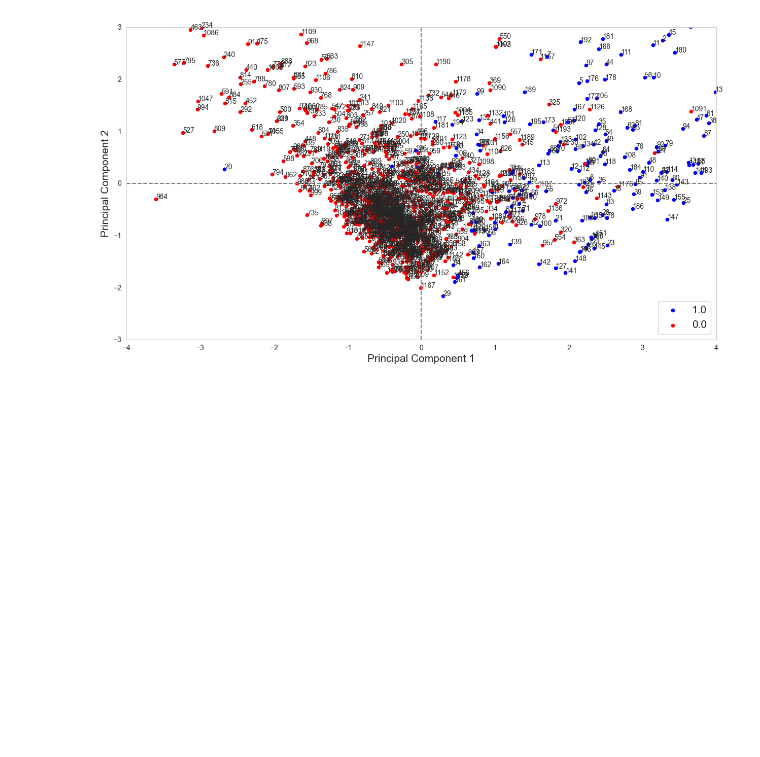
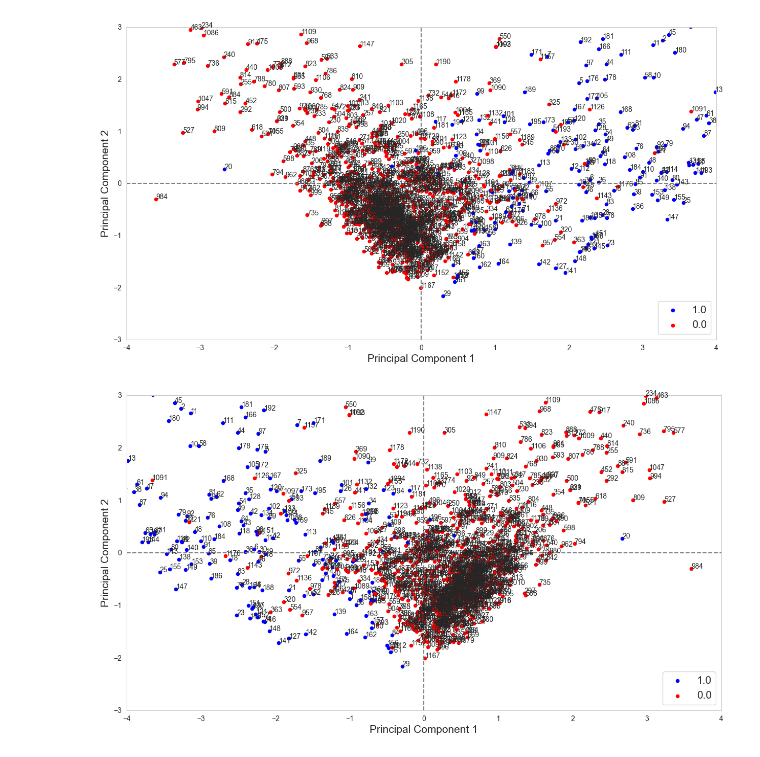
Before and after one commit to waffiqaziz/ta-instafake, a Jupyter notebook: Noteboook2.ipynb, the cells around one changed output. Saved outputs shown, nothing was run; the diff lists cells and outputs as text; code cells hidden in the pictures; blank space fills up the shorter version.

```diff
--- a/Noteboook2.ipynb
+++ b/Noteboook2.ipynb
@@ -550,6 +510,17 @@ DEBUG:matplotlib.font_manager:findfont: score(FontEntry(fname='C:\\Windows\\Font
 DEBUG:matplotlib.font_manager:findfont: score(FontEntry(fname='C:\\Windows\\Fonts\\comic.ttf', name='Comic Sans MS', style='normal', variant='normal', weight=400, stretch='normal', size='scalable')) = ...
 DEBUG:matplotlib.font_manager:findfont: Matching sans\-serif:style=normal:variant=normal:weight=normal:stretch=normal:size=15.0 to Arial ('C:\\Windows\\Fonts\\arial.ttf') with score of 0.050000.
 [figure]
+# %%
+from sklearn.decomposition import PCA
+
+pca = PCA()
+result = pca.fit_transform(X)
+# Remember what we said about the sign of eigen vectors that might change ?
+pc1 = result[:,0]
+pc2 = result[:,1]
+plot_scatter(pc1, pc2)
+# %% [output]
+[figure, added]
 # %%
 def plot_correlation_circle(pc1, pc2):
     fig, ax = plt.subplots(figsize=(16, 10))
```
Also changed, not shown: parts of 13 cells of this notebook.
